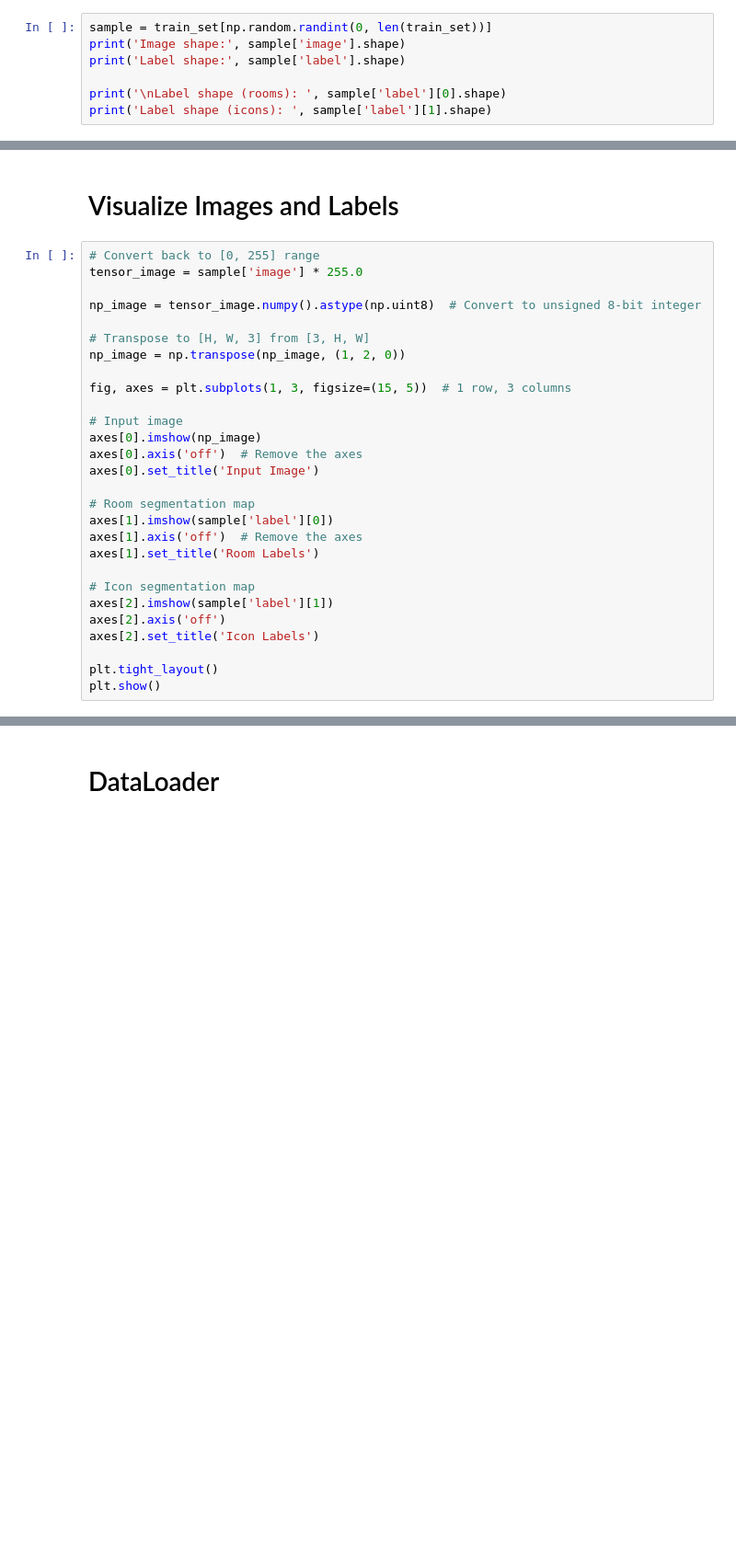
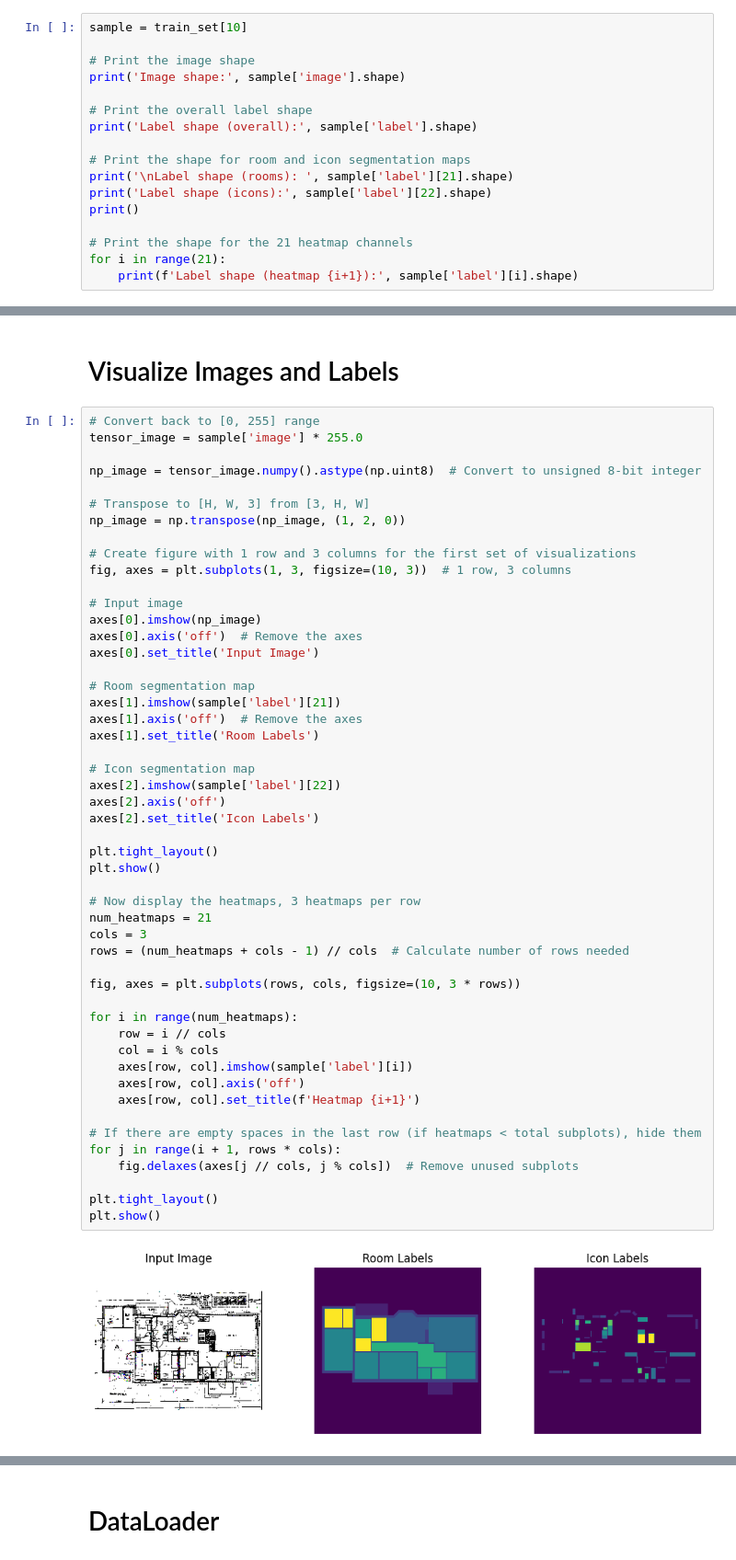
Before and after one commit to rimvelvet31/deeplabv3plus_cubicasa, a Jupyter notebook: cubicasa.ipynb, the cells around one changed output, grey strips where cells are left out. Shown at 92% size. Drawn from its saved outputs; the diff is of its cells as text; blank space fills up the shorter version.

```diff
--- a/cubicasa.ipynb
+++ b/cubicasa.ipynb
@@ -75,7 +96,17 @@ print('Validation set size:', len(val_set))
 # %%
-sample = train_set[np.random.randint(0, len(train_set))]
+sample = train_set[10]
+
+# Print the image shape
 print('Image shape:', sample['image'].shape)
-print('Label shape:', sample['label'].shape)
 
-print('\nLabel shape (rooms): ', sample['label'][0].shape)
-print('Label shape (icons): ', sample['label'][1].shape)
+# Print the overall label shape
+print('Label shape (overall):', sample['label'].shape)
+
+# Print the shape for room and icon segmentation maps
+print('\nLabel shape (rooms): ', sample['label'][21].shape)
+print('Label shape (icons):', sample['label'][22].shape)
+print()
+
+# Print the shape for the 21 heatmap channels
+for i in range(21):
+    print(f'Label shape (heatmap {i+1}):', sample['label'][i].shape)
@@ -88,28 +184,52 @@ print('Label: ', sample['label'])
 # %%
 # Convert back to [0, 255] range
 tensor_image = sample['image'] * 255.0
 
 np_image = tensor_image.numpy().astype(np.uint8)  # Convert to unsigned 8-bit integer
 
 # Transpose to [H, W, 3] from [3, H, W]
 np_image = np.transpose(np_image, (1, 2, 0))
 
-fig, axes = plt.subplots(1, 3, figsize=(15, 5))  # 1 row, 3 columns
+# Create figure with 1 row and 3 columns for the first set of visualizations
+fig, axes = plt.subplots(1, 3, figsize=(10, 3))  # 1 row, 3 columns
 
 # Input image
 axes[0].imshow(np_image)
 axes[0].axis('off')  # Remove the axes
 axes[0].set_title('Input Image')
 
 # Room segmentation map
-axes[1].imshow(sample['label'][0])
+axes[1].imshow(sample['label'][21])
 axes[1].axis('off')  # Remove the axes
 axes[1].set_title('Room Labels')
 
 # Icon segmentation map
-axes[2].imshow(sample['label'][1])
+axes[2].imshow(sample['label'][22])
 axes[2].axis('off')
 axes[2].set_title('Icon Labels')
 
 plt.tight_layout()
 plt.show()
+
+# Now display the heatmaps, 3 heatmaps per row
+num_heatmaps = 21
+cols = 3
+rows = (num_heatmaps + cols - 1) // cols  # Calculate number of rows needed
+
+fig, axes = plt.subplots(rows, cols, figsize=(10, 3 * rows))
+
+for i in range(num_heatmaps):
+    row = i // cols
+    col = i % cols
+    axes[row, col].imshow(sample['label'][i])
+    axes[row, col].axis('off')
+    axes[row, col].set_title(f'Heatmap {i+1}')
+
+# If there are empty spaces in the last row (if heatmaps < total subplots), hide them
+for j in range(i + 1, rows * cols):
+    fig.delaxes(axes[j // cols, j % cols])  # Remove unused subplots
+
+plt.tight_layout()
+plt.show()
+# %% [output]
+[figure, added]
```
Also changed, not shown: parts of 17 cells of this notebook, 3 other files.
